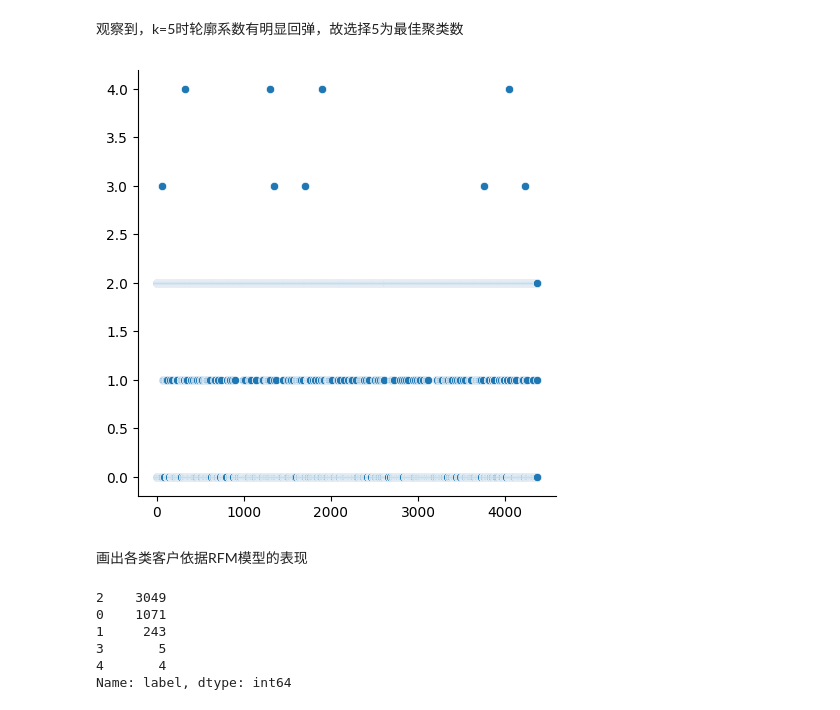
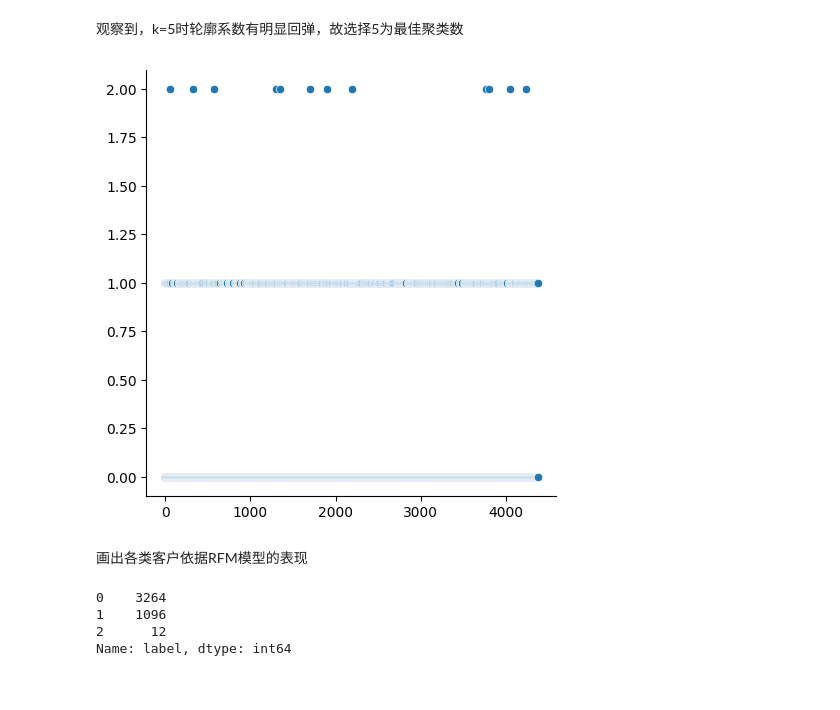
Before and after one commit to dundundundun5/python, a Jupyter notebook: kaggle/customer_seg_comp_freshman.ipynb, the cells around one changed output. Drawn from its saved outputs; the diff is of its cells as text; code cells hidden in the pictures.

```diff
--- a/kaggle/customer_seg_comp_freshman.ipynb
+++ b/kaggle/customer_seg_comp_freshman.ipynb
@@ -5,8 +5,11 @@ import seaborn as sns
 import numpy as np
 scaled_input_path = "D:/temp_files/datasets/customer_segmentation/freshman.xlsx"
 raw_intput_path = "D:/temp_files/datasets/customer_segmentation/raw_freshman.xlsx"
-scaled_data = pd.read_excel(scaled_input_path, index_col='CustomerID')
-raw_data = pd.read_excel(raw_intput_path, index_col='CustomerID')
+scaled_data = pd.read_excel(scaled_input_path)
+raw_data = pd.read_excel(raw_intput_path)
+scaled_data.drop(labels="CustomerID", axis=1, inplace=True)
+raw_data.drop(labels="CustomerID", axis=1, inplace=True)
+n_clusters = 3
 # %% [markdown]
 1. 应用kmeans，并且评估聚类的惯性和轮廓系数
 # %%
@@ -39,13 +42,13 @@ sns.lineplot(y=inertia, x=k_arr)
 # %% [markdown]
 观察到，k=5时轮廓系数有明显回弹，故选择5为最佳聚类数
 # %%
-best_kmeans_model = KMeans(n_clusters=5, n_init=100).fit(scaled_data)
+best_kmeans_model = KMeans(n_clusters=n_clusters, n_init=100).fit(scaled_data)
 # labels_返回模型对象对所有实例的预测类别
 data_labels = best_kmeans_model.labels_ # type: np.ndarray
 sns.relplot(data=data_labels)
 data_labels = pd.DataFrame(data=data_labels, columns=["label"], index=scaled_data.index)
 # %% [output]
-[figure, old version]
+[figure, new version]
 # %% [markdown]
 画出各类客户依据RFM模型的表现
 # %%
@@ -55,9 +58,7 @@ data_raw_res = pd.concat([raw_data, data_labels], axis=1)
 # 查看每类有多少个人
 data_res.label.value_counts()
 # %% [output]
-2    3049
-0    1071
-1     243
-3       5
-4       4
+0    3264
+1    1096
+2      12
 Name: label, dtype: int64
```
Also changed, not shown: parts of 6 cells of this notebook, 1 other file.
